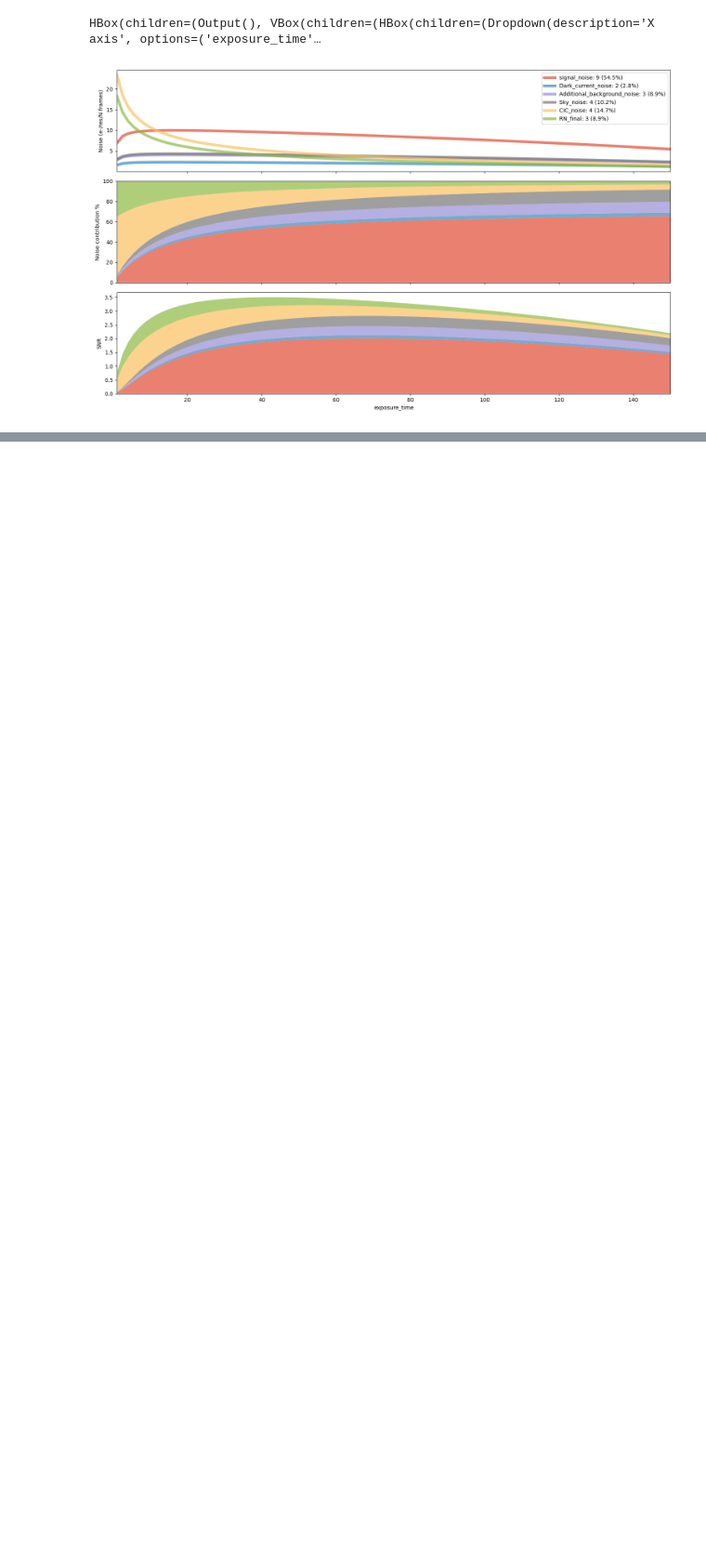
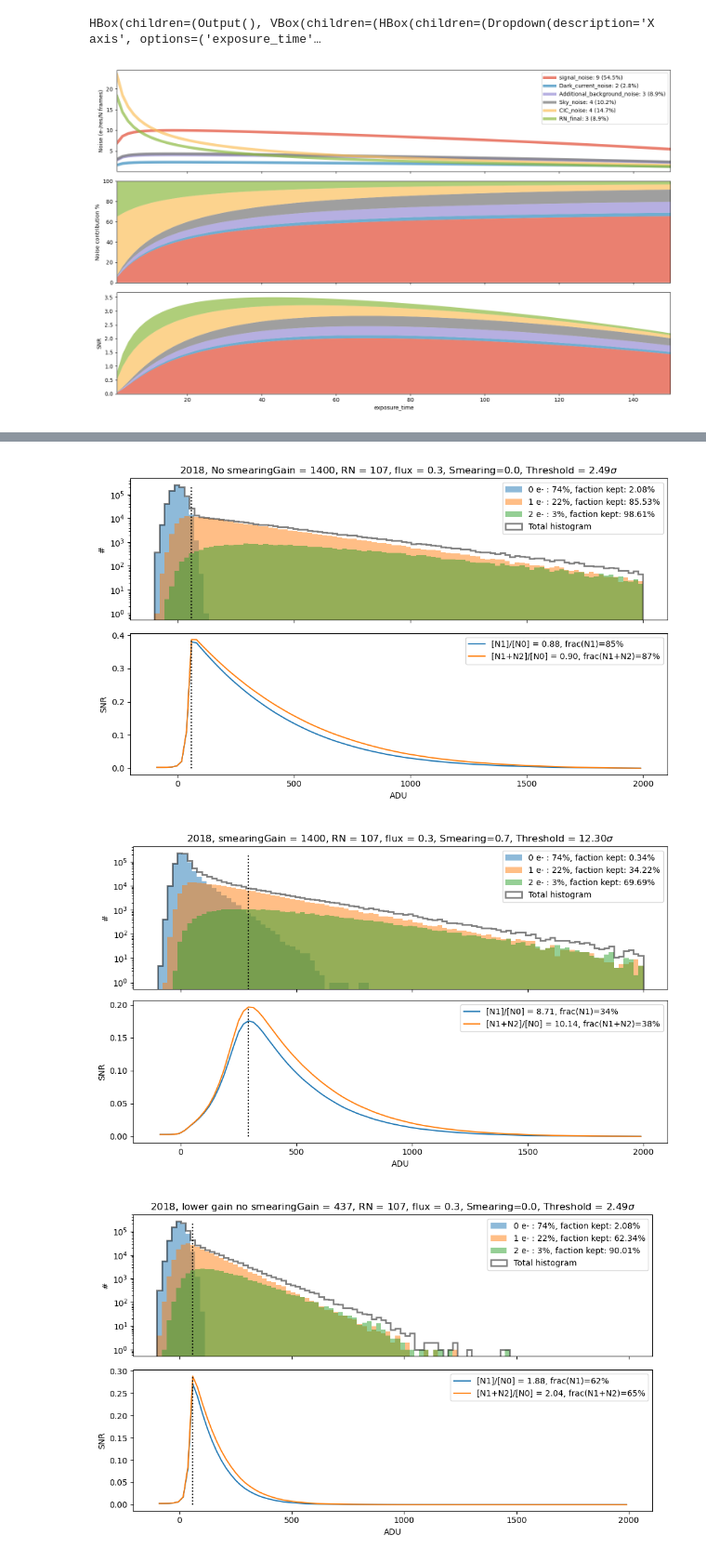
Before and after one commit to vpicouet/notebooks, a Jupyter notebook: ETC.ipynb, the cells around one changed output, grey strips where cells are left out. Shown at 93% size. Saved outputs shown, nothing was run; the diff lists cells and outputs as text; code cells hidden in the pictures; blank space fills up the shorter version.

```diff
--- a/ETC.ipynb
+++ b/ETC.ipynb
@@ -320,0 +352,14 @@ HBox(children=(Output(), VBox(children=(HBox(children=(Dropdown(description='X a
+# %%
+Nominal = Observation(exposure_time=np.array([5,6]), EM_gain=1400,RN=107).compute_optimal_threshold(title='2018, No smearing')
+Nominal = Observation(exposure_time=np.array([5,6]), EM_gain=1400,RN=107).compute_optimal_threshold(Smearing=0.7,title='2018, smearing')
+Nominal = Observation(exposure_time=np.array([5,6]), EM_gain=1400/3.2,RN=107).compute_optimal_threshold(title='2018, lower gain no smearing')
+#ajouter nombre d'e- recupé pas que %
+#SNR: theoreme d'ergodicite (dans plusieurs endroits)
+#math sto/an
+#ajouter le fond
+#on prend tous les pix superieur au threshold pas que ceux qui ont recu un e-
+#choisir le gain
+# %% [output]
+[figure, added]
+[figure, added]
+[figure, added]
```
Also changed, not shown: parts of 5 cells of this notebook, 4 other files.
